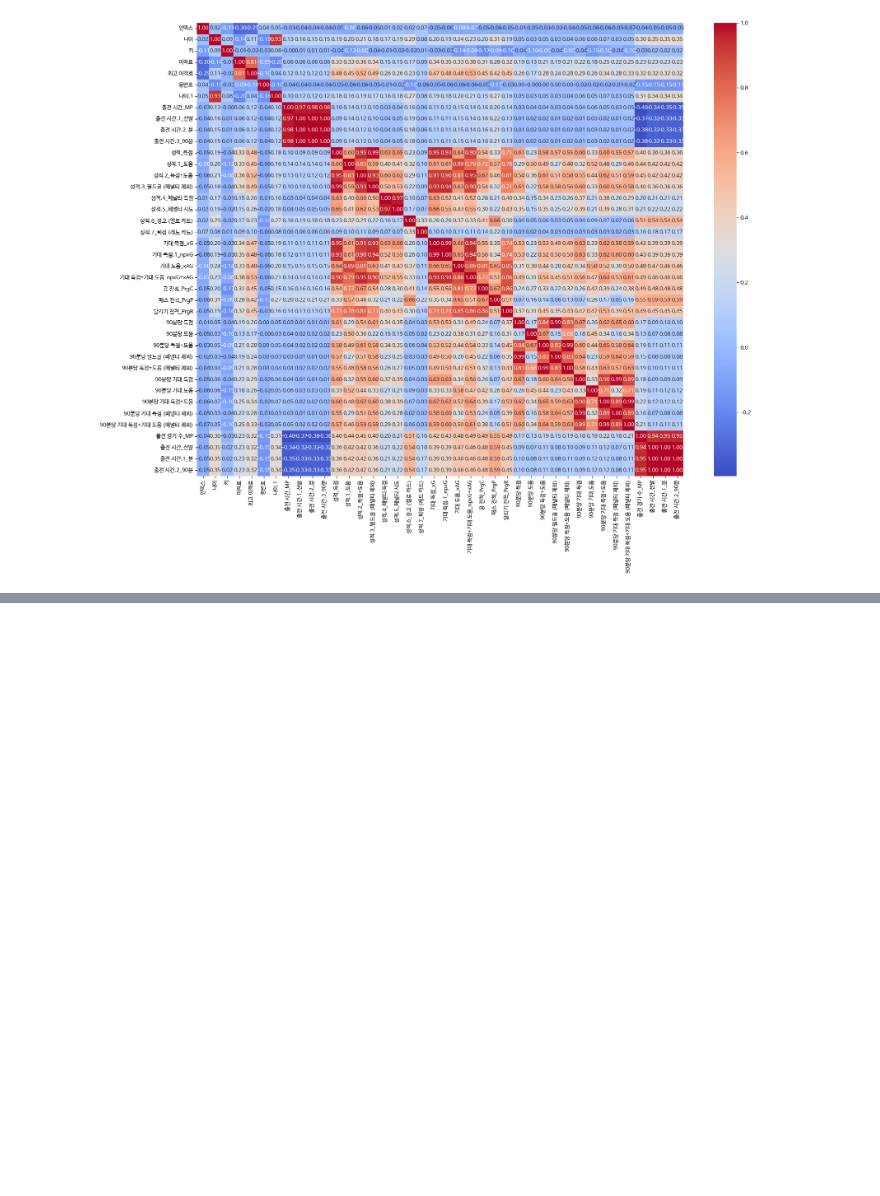
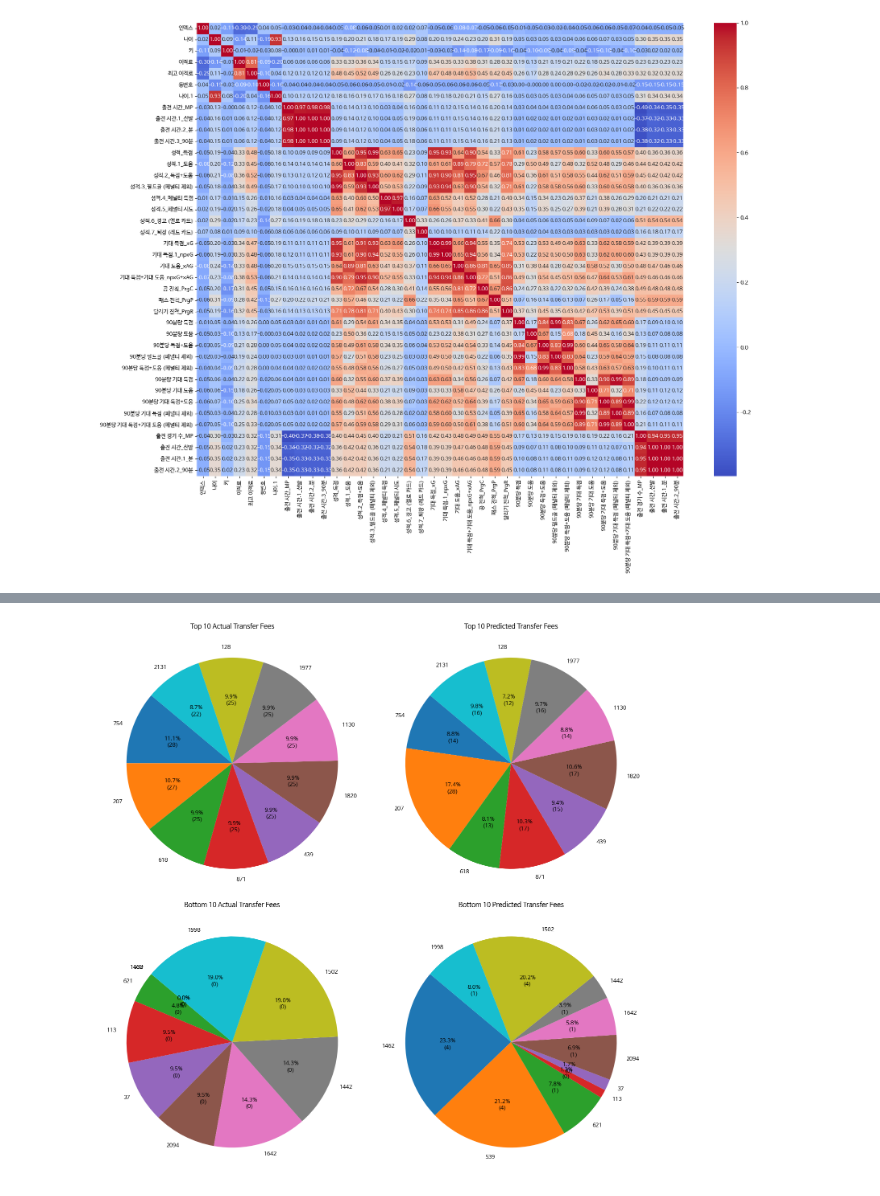
Before and after one commit to nyulnyul/FootballValues, a Jupyter notebook: footballvalue.ipynb, the cells around one changed output, grey strips where cells are left out. Drawn from its saved outputs; the diff is of its cells as text; code cells hidden in the pictures; blank space fills up the shorter version.

```diff
--- a/footballvalue.ipynb
+++ b/footballvalue.ipynb
@@ -359,3 +388,78 @@ sns.heatmap(corr, annot=True, fmt=".2f", cmap='coolwarm')
 plt.show()
 # %% [output]
 [figure]
+# %%
+import matplotlib.pyplot as plt
+import numpy as np
+import pandas as pd
+from sklearn.model_selection import train_test_split
+from sklearn.metrics import mean_squared_error, r2_score
+import statsmodels.api as sm
+
+# 데이터 프레임 예시
+# df_cleaned = pd.read_csv('your_data.csv')
+
+# 종속 변수와 독립 변수 설정
+X = df_cleaned.drop(['이적료'], axis=1).select_dtypes(include=['float64', 'int64'])  # 이적료를 제외한 숫자형 변수들
+y = df_cleaned['이적료']
+
+# statsmodels는 상수 항을 명시적으로 추가해야 함
+X = sm.add_constant(X)
+
+# 데이터 분할 (훈련 세트와 테스트 세트)
+X_train, X_test, y_train, y_test = train_test_split(X, y, test_size=0.2, random_state=42)
+
+# 회귀 모델 생성 및 학습
+model = sm.OLS(y_train, X_train).fit()
+
+# 모델 요약 정보 출력
+print(model.summary())
+
+# 예측
+y_pred = model.predict(X_test)
+
+# 모델 성능 평가
+mse = mean_squared_error(y_test, y_pred)
+r2 = r2_score(y_test, y_pred)
+
+print(f"평균 제곱 오차 (MSE): {mse}")
+print(f"결정 계수 (R^2): {r2}")
+
+# 예측값과 실제값의 차이를 데이터프레임으로 생성
+results = pd.DataFrame({'Actual': y_test, 'Predicted': y_pred})
+results['Residual'] = results['Actual'] - results['Predicted']
+
+# 음수 값을 절대값으로 변환
+results = results.abs()
+
+# 상위 10개와 하위 10개 데이터 추출
+top_10 = results.nlargest(10, 'Actual')
+bottom_10 = results.nsmallest(10, 'Actual')
+
+# 퍼센트와 숫자 표시 함수
+def func(pct, allvals):
+    absolute = int(np.round(pct/100.*np.sum(allvals)))
+    return "{:.1f}%\n({:d})".format(pct, absolute)
+
+# 시각화
+fig, ax = plt.subplots(2, 2, figsize=(14, 14))
+
+# 상위 10개 실제값 파이 차트
+ax[0, 0].pie(top_10['Actual'], labels=top_10.index, autopct=lambda pct: func(pct, top_10['Actual']), startangle=140)
+ax[0, 0].set_title('Top 10 Actual Transfer Fees')
+
+# 상위 10개 예측값 파이 차트
+ax[0, 1].pie(top_10['Predicted'], labels=top_10.index, autopct=lambda pct: func(pct, top_10['Predicted']), startangle=140)
+ax[0, 1].set_title('Top 10 Predicted Transfer Fees')
+
+# 하위 10개 실제값 파이 차트
+ax[1, 0].pie(bottom_10['Actual'], labels=bottom_10.index, autopct=lambda pct: func(pct, bottom_10['Actual']), startangle=140)
+ax[1, 0].set_title('Bottom 10 Actual Transfer Fees')
+
+# 하위 10개 예측값 파이 차트
+ax[1, 1].pie(bottom_10['Predicted'], labels=bottom_10.index, autopct=lambda pct: func(pct, bottom_10['Predicted']), startangle=140)
+ax[1, 1].set_title('Bottom 10 Predicted Transfer Fees')
+
+plt.tight_layout()
+plt.show()
+# %% [output]
@@ -361,0 +483 @@ plt.show()
+[figure, added]
```
Also changed, not shown: parts of 6 cells of this notebook.
